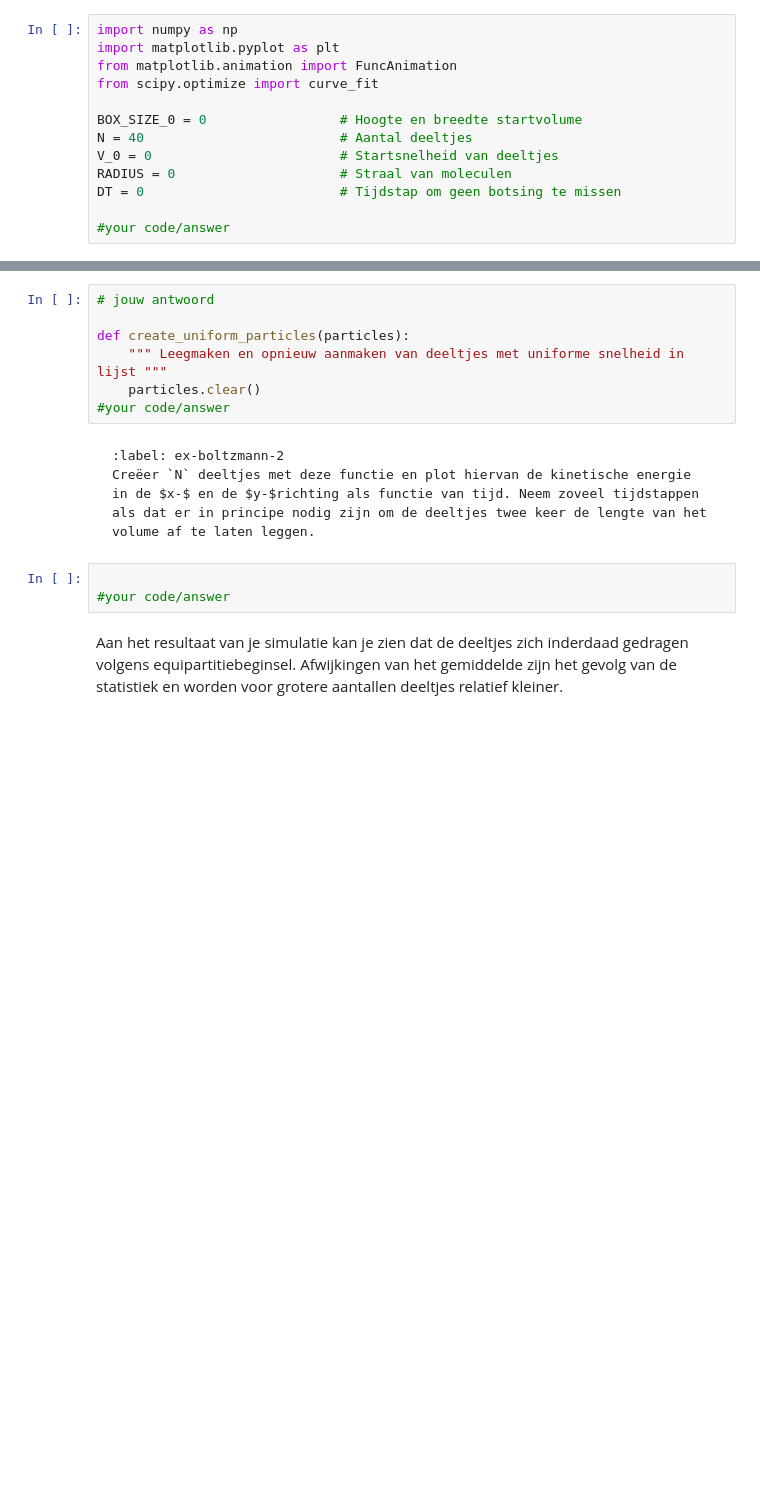
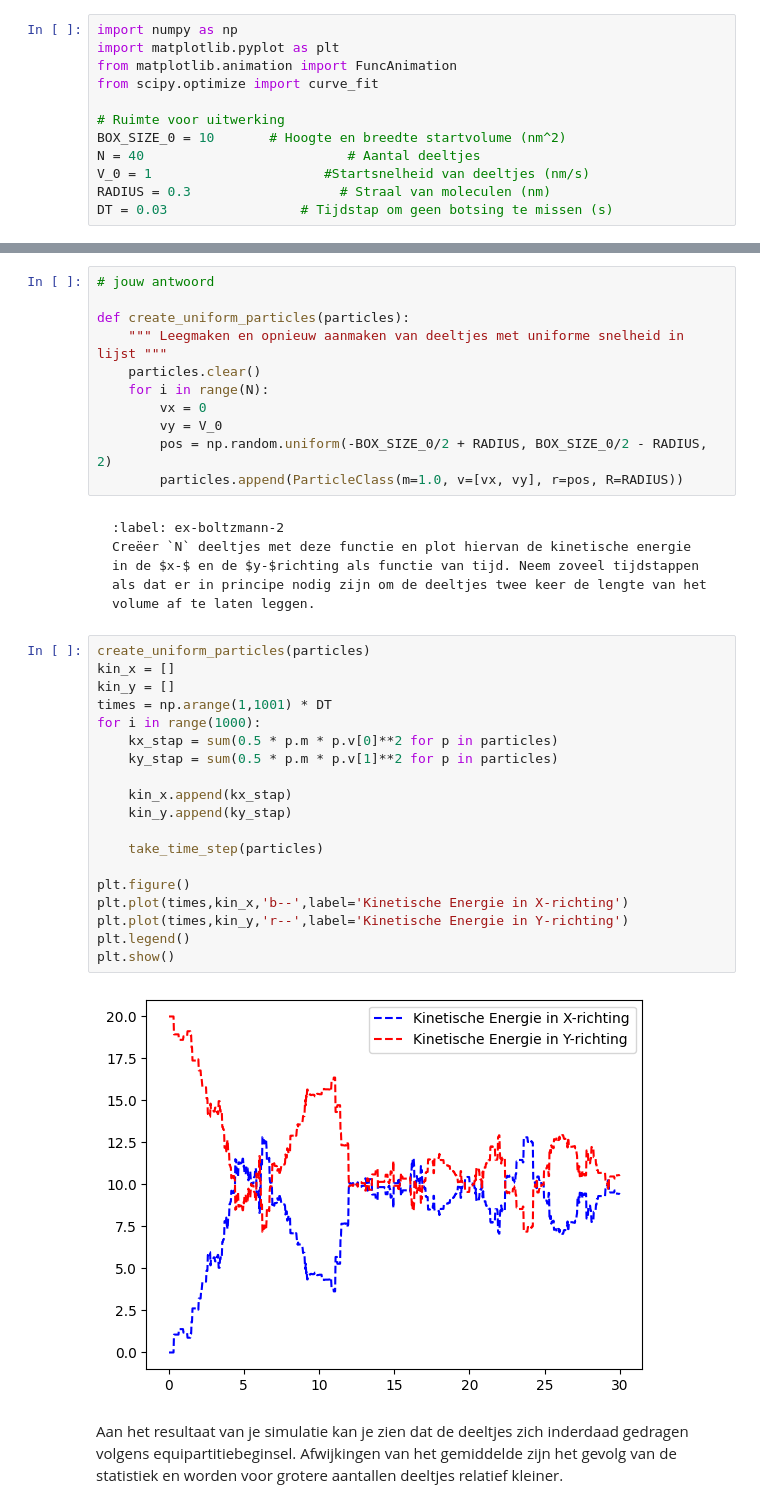
Before and after one commit to Timomloo/tim-george-2, a Jupyter notebook: Content/PySim/6_boltzmann.ipynb, the cells around one changed output, grey strips where cells are left out. Saved outputs shown, nothing was run; the diff lists cells and outputs as text; blank space fills up the shorter version.

````diff
--- a/Content/PySim/6_boltzmann.ipynb
+++ b/Content/PySim/6_boltzmann.ipynb
@@ -28,13 +28,12 @@ import matplotlib.pyplot as plt
 from matplotlib.animation import FuncAnimation
 from scipy.optimize import curve_fit
 
-BOX_SIZE_0 = 0                 # Hoogte en breedte startvolume
-N = 40                         # Aantal deeltjes
-V_0 = 0                        # Startsnelheid van deeltjes
-RADIUS = 0                     # Straal van moleculen
-DT = 0                         # Tijdstap om geen botsing te missen
-
-#your code/answer
+# Ruimte voor uitwerking
+BOX_SIZE_0 = 10       # Hoogte en breedte startvolume (nm^2)
+N = 40                          # Aantal deeltjes
+V_0 = 1                      #Startsnelheid van deeltjes (nm/s)
+RADIUS = 0.3                   # Straal van moleculen (nm)
+DT = 0.03                 # Tijdstap om geen botsing te missen (s)
 # %% [markdown]
 Dan maken we weer gebruik van de klasse voor het deeltje:
 # %%
@@ -157,7 +158,11 @@ Maak een alternatieve vorm van de functie `create_particles` die alle deeltjes e
 def create_uniform_particles(particles):
     """ Leegmaken en opnieuw aanmaken van deeltjes met uniforme snelheid in lijst """
     particles.clear()
-#your code/answer
+    for i in range(N):
+        vx = 0
+        vy = V_0
+        pos = np.random.uniform(-BOX_SIZE_0/2 + RADIUS, BOX_SIZE_0/2 - RADIUS, 2)
+        particles.append(ParticleClass(m=1.0, v=[vx, vy], r=pos, R=RADIUS))
 # %% [markdown]
 
 ```{exercise}
@@ -165,8 +170,26 @@ def create_uniform_particles(particles):
 Creëer `N` deeltjes met deze functie en plot hiervan de kinetische energie in de $x-$ en de $y-$richting als functie van tijd. Neem zoveel tijdstappen als dat er in principe nodig zijn om de deeltjes twee keer de lengte van het volume af te laten leggen.
 ```
 # %%
+create_uniform_particles(particles)
+kin_x = []
+kin_y = []
+times = np.arange(1,1001) * DT
+for i in range(1000):
+    kx_stap = sum(0.5 * p.m * p.v[0]**2 for p in particles)
+    ky_stap = sum(0.5 * p.m * p.v[1]**2 for p in particles)
 
-#your code/answer
+    kin_x.append(kx_stap)
+    kin_y.append(ky_stap)
+
+    take_time_step(particles)
+
+plt.figure()
+plt.plot(times,kin_x,'b--',label='Kinetische Energie in X-richting')
+plt.plot(times,kin_y,'r--',label='Kinetische Energie in Y-richting')
+plt.legend()
+plt.show()
+# %% [output]
+[figure, added]
 # %% [markdown]
 Aan het resultaat van je simulatie kan je zien dat de deeltjes zich inderdaad gedragen volgens equipartitiebeginsel. Afwijkingen van het gemiddelde zijn het gevolg van de statistiek en worden voor grotere aantallen deeltjes relatief kleiner.
 # %% [markdown]
````
Also changed, not shown: parts of 5 cells of this notebook.
